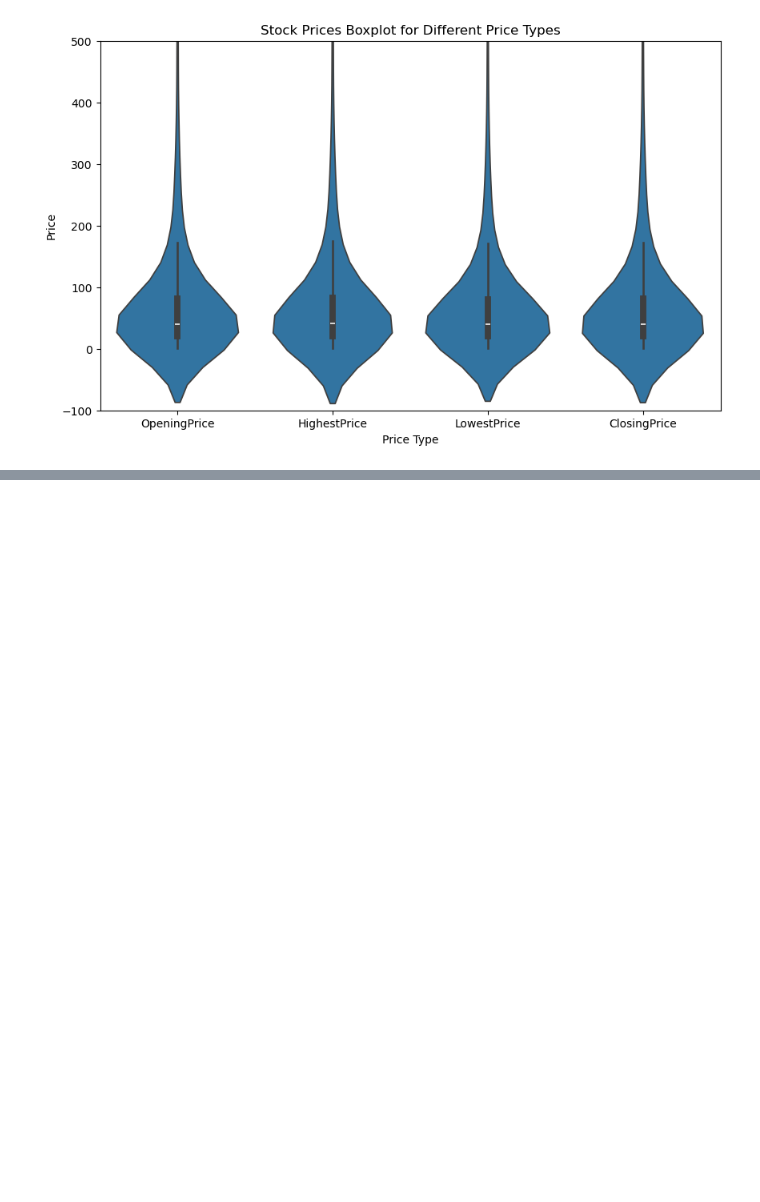
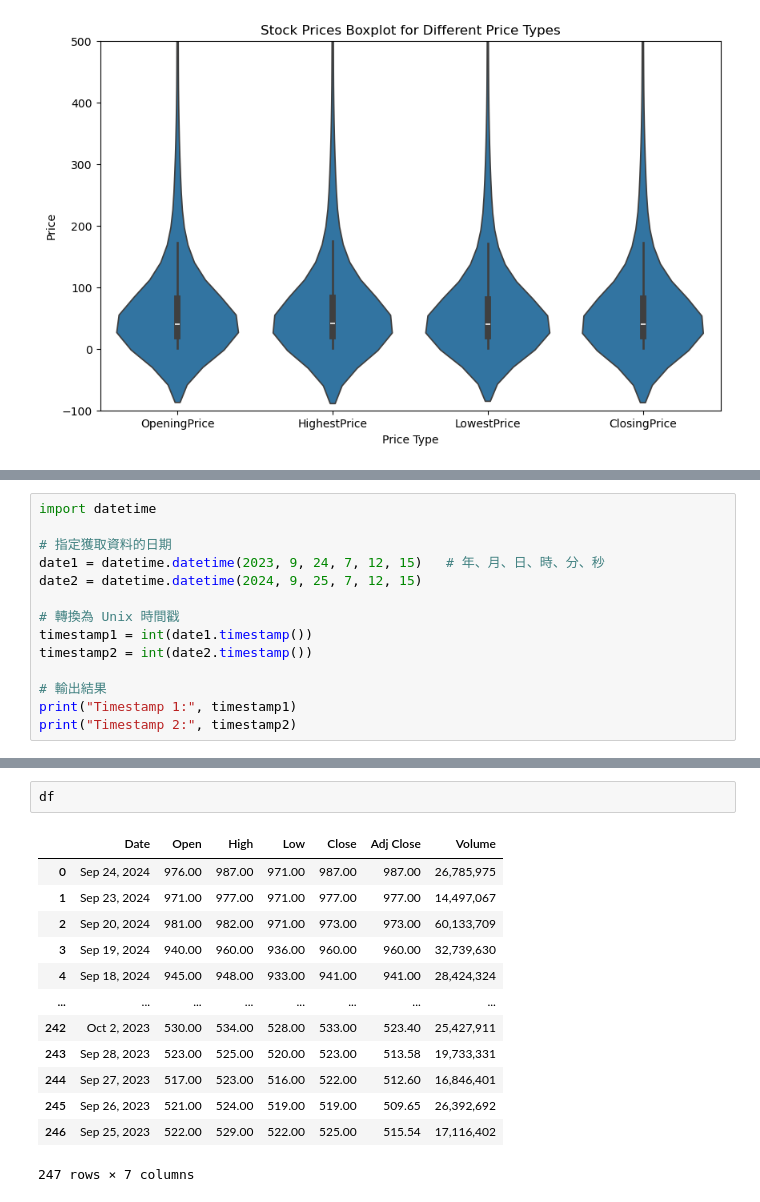
Before and after one commit to happk/Homework_for_Financial-Big-Data-Analysis, a Jupyter notebook: hw1/hw1.ipynb, the cells around one changed output, grey strips where cells are left out. Saved outputs shown, nothing was run; the diff lists cells and outputs as text; blank space fills up the shorter version.

```diff
--- a/hw1/hw1.ipynb
+++ b/hw1/hw1.ipynb
@@ -91,0 +94,14 @@ https://tw.stock.yahoo.com/
+# %%
+import datetime
+
+# 指定獲取資料的日期
+date1 = datetime.datetime(2023, 9, 24, 7, 12, 15)   # 年、月、日、時、分、秒
+date2 = datetime.datetime(2024, 9, 25, 7, 12, 15)
+
+# 轉換為 Unix 時間戳
+timestamp1 = int(date1.timestamp())
+timestamp2 = int(date2.timestamp())
+
+# 輸出結果
+print("Timestamp 1:", timestamp1)
+print("Timestamp 2:", timestamp2)
@@ -91,0 +161,16 @@ https://tw.stock.yahoo.com/
+# %%
+df
+# %% [output]
+|  | Date | Open | High | Low | Close | Adj Close | Volume |
+| 0 | Sep 24, 2024 | 976.00 | 987.00 | 971.00 | 987.00 | 987.00 | 26,785,975 |
+| 1 | Sep 23, 2024 | 971.00 | 977.00 | 971.00 | 977.00 | 977.00 | 14,497,067 |
+| 2 | Sep 20, 2024 | 981.00 | 982.00 | 971.00 | 973.00 | 973.00 | 60,133,709 |
+| 3 | Sep 19, 2024 | 940.00 | 960.00 | 936.00 | 960.00 | 960.00 | 32,739,630 |
+| 4 | Sep 18, 2024 | 945.00 | 948.00 | 933.00 | 941.00 | 941.00 | 28,424,324 |
+| ... | ... | ... | ... | ... | ... | ... | ... |
+| 242 | Oct 2, 2023 | 530.00 | 534.00 | 528.00 | 533.00 | 523.40 | 25,427,911 |
+| 243 | Sep 28, 2023 | 523.00 | 525.00 | 520.00 | 523.00 | 513.58 | 19,733,331 |
+| 244 | Sep 27, 2023 | 517.00 | 523.00 | 516.00 | 522.00 | 512.60 | 16,846,401 |
+| 245 | Sep 26, 2023 | 521.00 | 524.00 | 519.00 | 519.00 | 509.65 | 26,392,692 |
+| 246 | Sep 25, 2023 | 522.00 | 529.00 | 522.00 | 525.00 | 515.54 | 17,116,402 |
+247 rows × 7 columns
```
Also changed, not shown: parts of 11 cells of this notebook.
